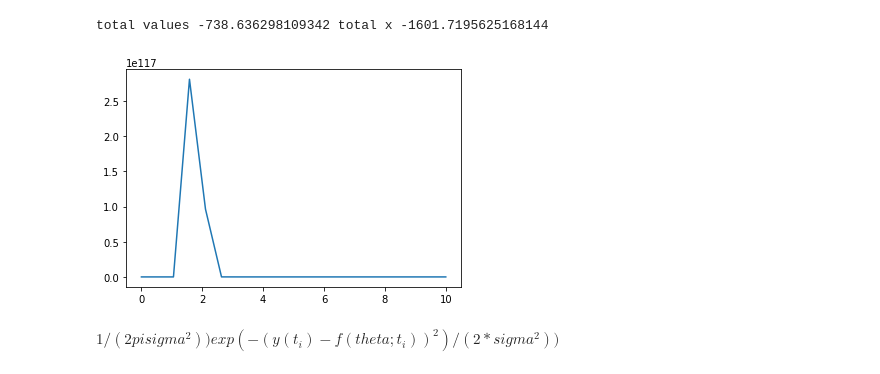
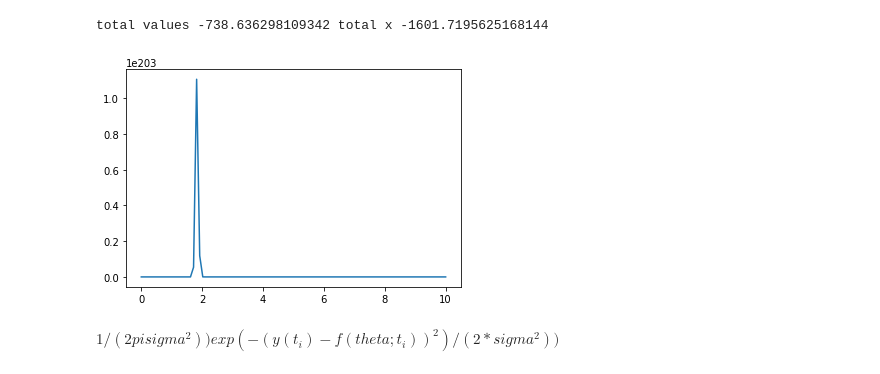
Before and after one commit to simonmarchant/pkpd-practice, a Jupyter notebook: Practice.ipynb, the cells around one changed output. Drawn from its saved outputs; the diff is of its cells as text; code cells hidden in the pictures.

```diff
--- a/Practice.ipynb
+++ b/Practice.ipynb
@@ -69,6 +98,13 @@ plt.show()
 # %%
 # So what do we want to minimise?
 def sumofsquares(y_model, y_data):
+    """Gives the sum of the square of all errors between model and experimental data.
+    In
+    y_model: list of output values from model
+    y_data: list of experimental (i.e. noisy) values
+
+    Out: the sum of square error
+    """
     sq_error = []
     for t in range(len(y_model)):
         sq_error.append((y_data[t] - y_model[t])**2)
@@ -141,7 +169,10 @@ RHS has three parts:
 4. Repeat steps 2-3 for N steps.
 5. Count your list of $\theta$s into bins and draw a histogram. This approximates your posterior.
 # %%
+# This gives a uniform prior theta ~ U(0,10)
+
 def uniform_prior(theta):
+    """Returns 0.1 if entire input list is between 0 & 10, else 0"""
 
     prior = []
     for key, param in theta.items():
@@ -332,15 +363,15 @@ print('total values '+str(sum(p1))+' total x '+str(sum(xp1)))
 [figure]
 total values -738.636298109342 total x -1601.7195625168144
 # %%
-ks = np.linspace(0,10,20)
+ks = np.linspace(0,10,100)
 likelihoods = []
 for k in ks:
     likelihoods.append(likelihood_s_constant({'k':k}, values, noisy_data))
 
 plt.figure()
 plt.plot(ks, likelihoods)
 plt.show()
 # %% [output]
-[figure, old version]
+[figure, new version]
 # %% [markdown]
 $ 1/( 2pi sigma^2)) exp( -(y(t_i)-f(theta; t_i))^2)/(2*sigma^2)) $
```
Also changed, not shown: parts of 19 cells of this notebook, 1 other file.
